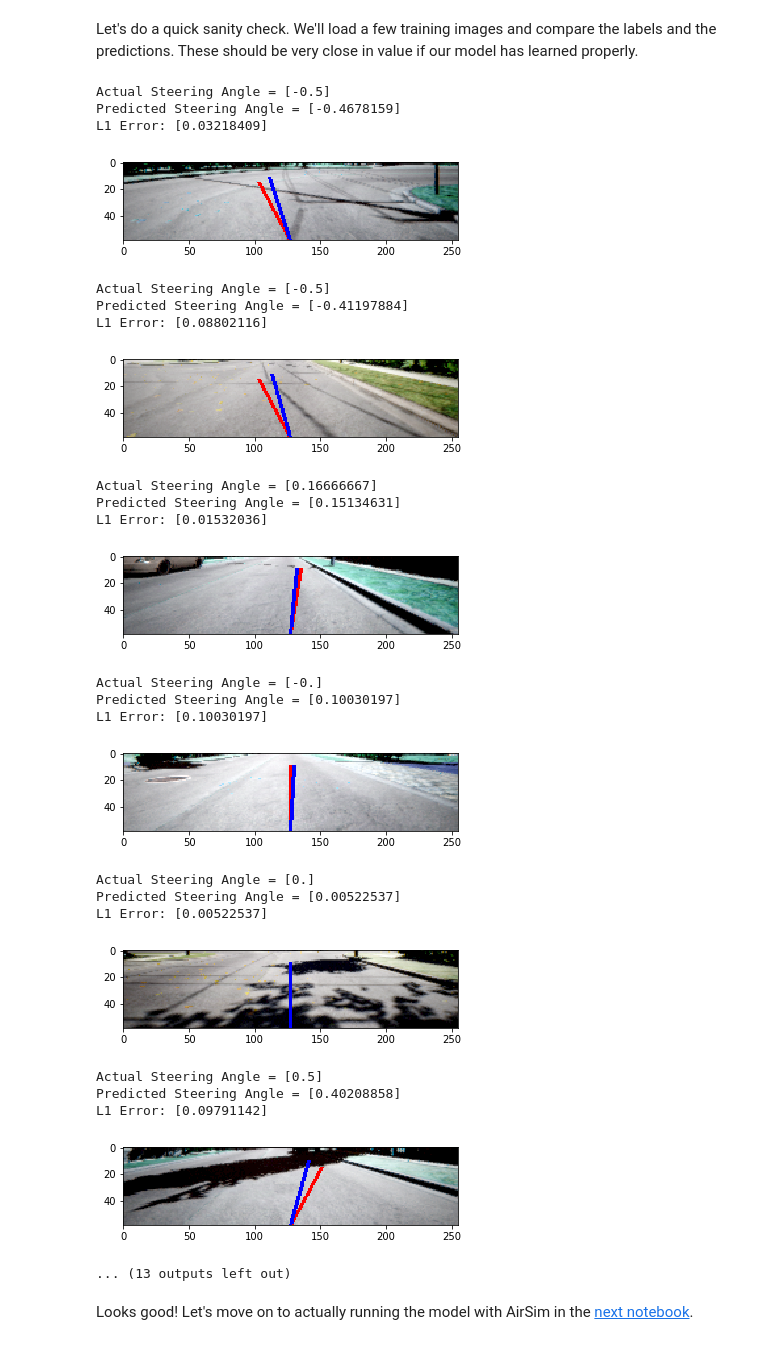
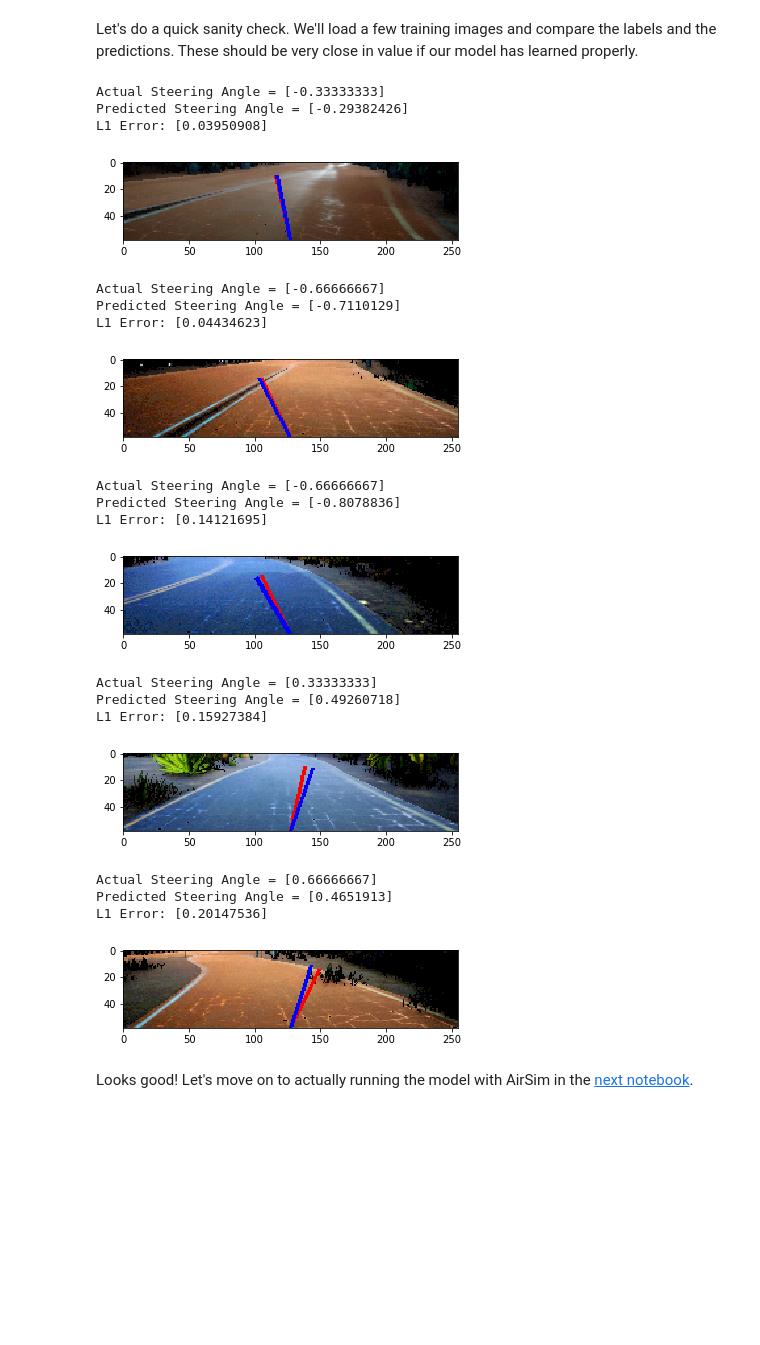
Before and after one commit to shin-eunsu/airsim, a Jupyter notebook: AirSimE2EDeepLearning/TrainModel2.ipynb, the cells around one changed output. Drawn from its saved outputs; the diff is of its cells as text; code cells hidden in the pictures; blank space fills up the shorter version.

```diff
--- a/AirSimE2EDeepLearning/TrainModel2.ipynb
+++ b/AirSimE2EDeepLearning/TrainModel2.ipynb
@@ -28,8 +28,12 @@ from PIL import Image, ImageDraw
 import math
 import matplotlib.pyplot as plt
 
-# << The directory containing the cooked data from the previous step >>
-COOKED_DATA_DIR = 'data_cooked2/'
+
+BASE_PATH = 'C:\END_TO_END_DATA'
+
+# << Point this to the desired output directory for the cooked (.h5) data >>
+COOKED_DATA_DIR = os.path.join(BASE_PATH, 'data_cooked')
 
 # << The directory in which the model output will be placed >>
-MODEL_OUTPUT_DIR = 'model2'
+MODEL_OUTPUT_DIR = os.path.join(BASE_PATH, 'model_Coastline2')
+print(MODEL_OUTPUT_DIR)
@@ -78,8 +85,8 @@ def draw_image_with_label(img, label, prediction=None):
 #     theta = label
     line_length = 50
     line_thickness = 3
-    label_line_color = (255, 0, 0)
-    prediction_line_color = (0, 0, 255)
+    label_line_color = (255, 0, 0) #red
+    prediction_line_color = (0, 0, 255) #blue
     pil_image = image.array_to_img(img, K.image_data_format(), scale=True)
     print('Actual Steering Angle = {0}'.format(label))
     draw_image = pil_image.copy()
@@ -100,6 +107,6 @@ def draw_image_with_label(img, label, prediction=None):
     plt.show()
 
 [sample_batch_train_data, sample_batch_test_data] = next(train_generator)
-for i in range(0, 3, 1):
+for i in range(0, 5, 1):
     draw_image_with_label(sample_batch_train_data[0][i], sample_batch_test_data[i])
 # %% [output]
@@ -184,6 +202,6 @@ callbacks=[plateau_callback, csv_callback, checkpoint_callback, early_stopping_c
 # %% [markdown]
 It's time to train the model! With the default setup, this model takes ~45 min to train on an NVidia GTX970 GPU. Note: sometimes the model will get stuck with a constant validation loss for up to 7 epochs. If left to run, the model should terminate with a validation loss of approximately .0003.
 # %%
-history = model.fit_generator(train_generator, steps_per_epoch=num_train_examples//batch_size, epochs=100, callbacks=callbacks,\
+history = model.fit_generator(train_generator, steps_per_epoch=num_train_examples//batch_size, epochs=200, callbacks=callbacks,\
                    validation_data=eval_generator, validation_steps=num_eval_examples//batch_size, verbose=2)
 # %% [output]
@@ -209,33 +227,28 @@ Let's do a quick sanity check. We'll load a few training images and compare the
 # %%
 [sample_batch_train_data, sample_batch_test_data] = next(train_generator)
 predictions = model.predict([sample_batch_train_data[0], sample_batch_train_data[1]])
-for i in range(0, 15, 1):
+for i in range(0, 5, 1):
     draw_image_with_label(sample_batch_train_data[0][i], sample_batch_test_data[i], predictions[i])
 # %% [output]
-Actual Steering Angle = [-0.5]
-Predicted Steering Angle = [-0.4678159]
-L1 Error: [0.03218409]
+Actual Steering Angle = [-0.33333333]
+Predicted Steering Angle = [-0.29382426]
+L1 Error: [0.03950908]
-[figure, old version]
+[figure, new version]
-Actual Steering Angle = [-0.5]
-Predicted Steering Angle = [-0.41197884]
-L1 Error: [0.08802116]
+Actual Steering Angle = [-0.66666667]
+Predicted Steering Angle = [-0.7110129]
+L1 Error: [0.04434623]
-[figure, old version]
+[figure, new version]
-Actual Steering Angle = [0.16666667]
-Predicted Steering Angle = [0.15134631]
-L1 Error: [0.01532036]
+Actual Steering Angle = [-0.66666667]
+Predicted Steering Angle = [-0.8078836]
+L1 Error: [0.14121695]
-[figure, old version]
+[figure, new version]
-Actual Steering Angle = [-0.]
-Predicted Steering Angle = [0.10030197]
-L1 Error: [0.10030197]
+Actual Steering Angle = [0.33333333]
+Predicted Steering Angle = [0.49260718]
+L1 Error: [0.15927384]
-[figure, old version]
+[figure, new version]
-Actual Steering Angle = [0.]
-Predicted Steering Angle = [0.00522537]
-L1 Error: [0.00522537]
+Actual Steering Angle = [0.66666667]
+Predicted Steering Angle = [0.4651913]
+L1 Error: [0.20147536]
-[figure, old version]
+[figure, new version]
-Actual Steering Angle = [0.5]
-Predicted Steering Angle = [0.40208858]
-L1 Error: [0.09791142]
-[figure, removed]
-... (13 outputs left out)
 # %% [markdown]
 Looks good! Let's move on to actually running the model with AirSim in the [next notebook](TestModel.ipynb).
```
Also changed, not shown: parts of 5 cells of this notebook, 38 other files.
